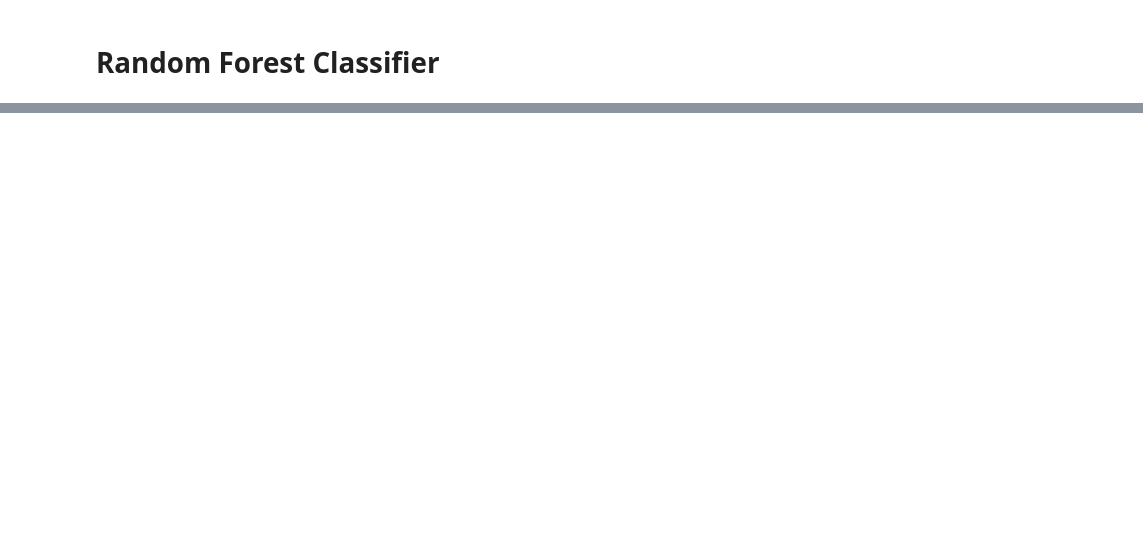
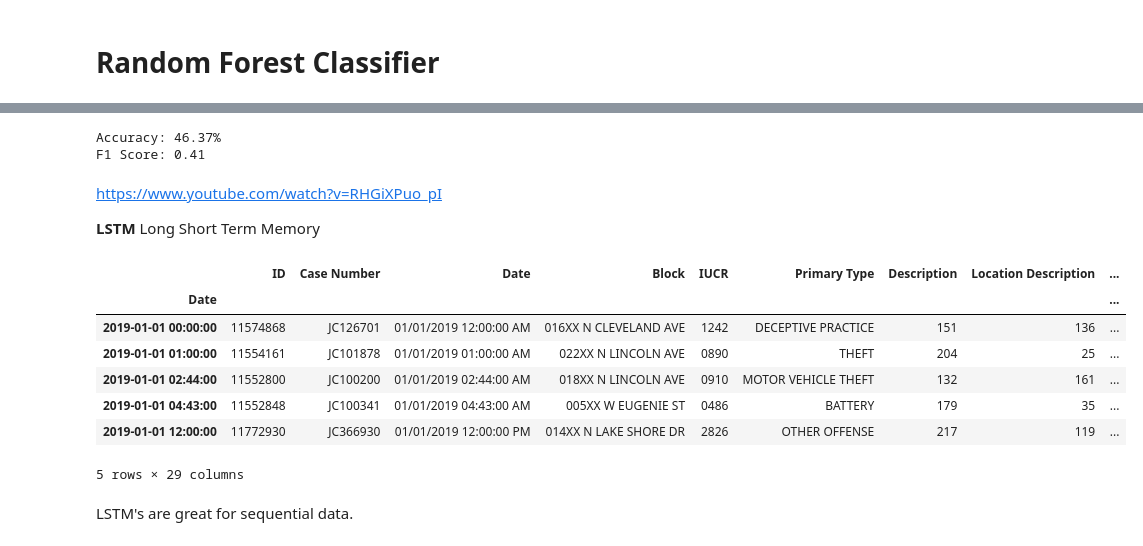
Before and after one commit to kfukutom/urban-informatics, a Jupyter notebook: src/crime_analysis.ipynb, the cells around one changed output, grey strips where cells are left out. Cells and saved outputs as stored; diff of their text form; code cells hidden in the pictures; blank space fills up the shorter version.

Commit message:
long short term mem.

```diff
--- a/src/crime_analysis.ipynb
+++ b/src/crime_analysis.ipynb
@@ -357,0 +378,47 @@ Accuracy: 47.187940761636106
+# %%
+from sklearn.model_selection import train_test_split
+from sklearn.preprocessing import StandardScaler, OneHotEncoder
+from sklearn.compose import ColumnTransformer
+from sklearn.ensemble import RandomForestClassifier
+from sklearn.metrics import accuracy_score, f1_score
+import pandas as pd
+
+"""test_df['Date'] = pd.to_datetime(df['Date'])
+test_df['Hour'] = df['Date'].dt.hour
+test_df['DayOfWeek'] = df['Date'].dt.dayofweek
+test_df['Month'] = df['Date'].dt.month"""
+
+features = ['DayOfWeek', 'Month', 'Latitude', 'Longitude', 'Location Description', 'Arrest', 'Domestic']
+target = 'Primary Type'
+categorical_features = ['Location Description', 'Arrest', 'Domestic']
+one_hot_encoder = ColumnTransformer(transformers=[
+    ('cat', OneHotEncoder(handle_unknown='ignore'), categorical_features)],
+    remainder='passthrough')
+
+X = test_df[features]
+y = test_df[target]
+X_train, X_test, y_train, y_test = train_test_split(X, y, test_size=0.25, random_state=101)
+
+X_train = one_hot_encoder.fit_transform(X_train)
+X_test = one_hot_encoder.transform(X_test)
+
+scaler = StandardScaler(with_mean=False)
+X_train = scaler.fit_transform(X_train)
+X_test = scaler.transform(X_test)
+
+# Model training
+classifier = RandomForestClassifier(n_estimators=1000, criterion='entropy', random_state=101, class_weight='balanced')
+classifier.fit(X_train, y_train)
+y_pred = classifier.predict(X_test)
+accuracy = accuracy_score(y_test, y_pred)
+f1 = f1_score(y_test, y_pred, average='weighted')
+
+print(f"Accuracy: {accuracy*100:.2f}%")
+print(f"F1 Score: {f1:.2f}")
+# %% [output]
+Accuracy: 46.37%
+F1 Score: 0.41
+# %% [markdown]
+https://www.youtube.com/watch?v=RHGiXPuo_pI
+
+**LSTM** Long Short Term Memory
@@ -357,0 +435,17 @@ Accuracy: 47.187940761636106
+# %%
+#convert our test_df into data-time accordance
+test_df = test_df.sort_index(ascending=True)
+test_df.isnull().sum()
+test_df.dtypes
+test_df.head()
+# %% [output]
+|  | ID | Case Number | Date | Block | IUCR | Primary Type | Description | Location Description | ... |
+| Date |  |  |  |  |  |  |  |  | ... |
+| 2019-01-01 00:00:00 | 11574868 | JC126701 | 01/01/2019 12:00:00 AM | 016XX N CLEVELAND AVE | 1242 | DECEPTIVE PRACTICE | 151 | 136 | ... |
+| 2019-01-01 01:00:00 | 11554161 | JC101878 | 01/01/2019 01:00:00 AM | 022XX N LINCOLN AVE | 0890 | THEFT | 204 | 25 | ... |
+| 2019-01-01 02:44:00 | 11552800 | JC100200 | 01/01/2019 02:44:00 AM | 018XX N LINCOLN AVE | 0910 | MOTOR VEHICLE THEFT | 132 | 161 | ... |
+| 2019-01-01 04:43:00 | 11552848 | JC100341 | 01/01/2019 04:43:00 AM | 005XX W EUGENIE ST | 0486 | BATTERY | 179 | 35 | ... |
+| 2019-01-01 12:00:00 | 11772930 | JC366930 | 01/01/2019 12:00:00 PM | 014XX N LAKE SHORE DR | 2826 | OTHER OFFENSE | 217 | 119 | ... |
+5 rows × 29 columns
+# %% [markdown]
+LSTM's are great for sequential data.
```
Also changed, not shown: parts of 16 cells of this notebook.
